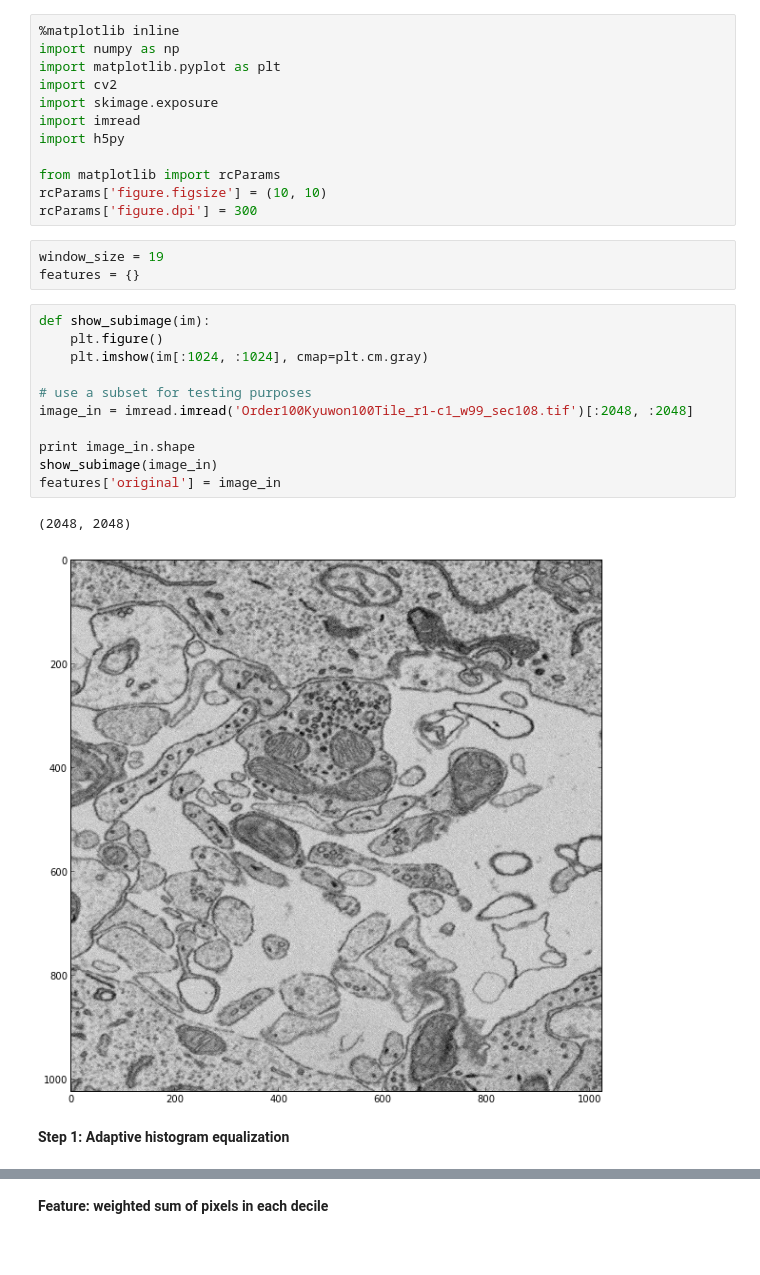
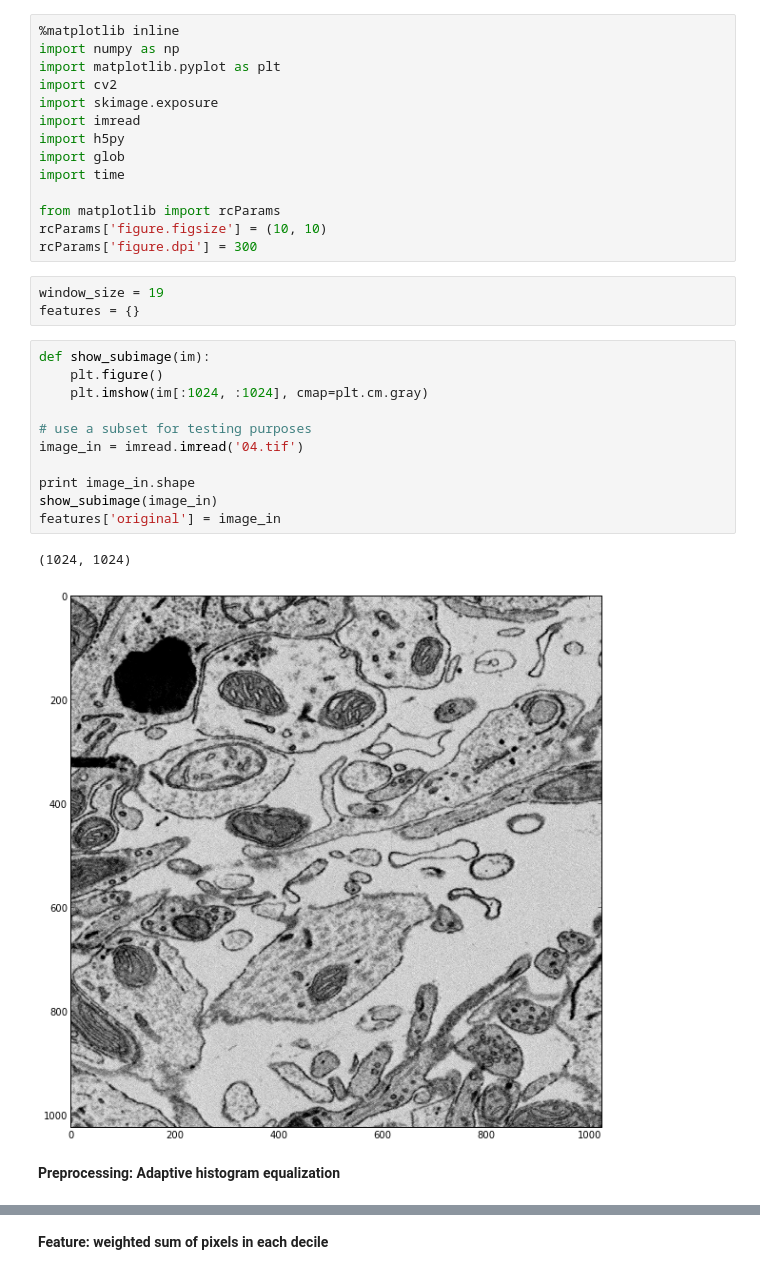
Before and after one commit to Rhoana/Classifier-Optimization, a Jupyter notebook: Feature Computation.ipynb, the cells around one changed output, grey strips where cells are left out. Saved outputs shown, nothing was run; the diff lists cells and outputs as text.

```diff
--- a/Feature Computation.ipynb
+++ b/Feature Computation.ipynb
@@ -6,6 +6,8 @@ import cv2
 import skimage.exposure
 import imread
 import h5py
+import glob
+import time
 
 from matplotlib import rcParams
 rcParams['figure.figsize'] = (10, 10)
@@ -16,19 +18,19 @@ features = {}
 # %%
 def show_subimage(im):
     plt.figure()
     plt.imshow(im[:1024, :1024], cmap=plt.cm.gray)
 
 # use a subset for testing purposes
-image_in = imread.imread('Order100Kyuwon100Tile_r1-c1_w99_sec108.tif')[:2048, :2048]
+image_in = imread.imread('04.tif')
 
 print image_in.shape
 show_subimage(image_in)
 features['original'] = image_in
 # %% [output]
-(2048, 2048)
+(1024, 1024)
-[figure, old version]
+[figure, new version]
 # %% [markdown]
-**Step 1: Adaptive histogram equalization**
+**Preprocessing: Adaptive histogram equalization**
 # %%
 adapt_im = skimage.exposure.equalize_adapthist(image_in, clip_limit=0.01, nbins=256) / 256
 print adapt_im.max(), adapt_im.dtype
```
Also changed, not shown: parts of 12 cells of this notebook, 10 other files.
